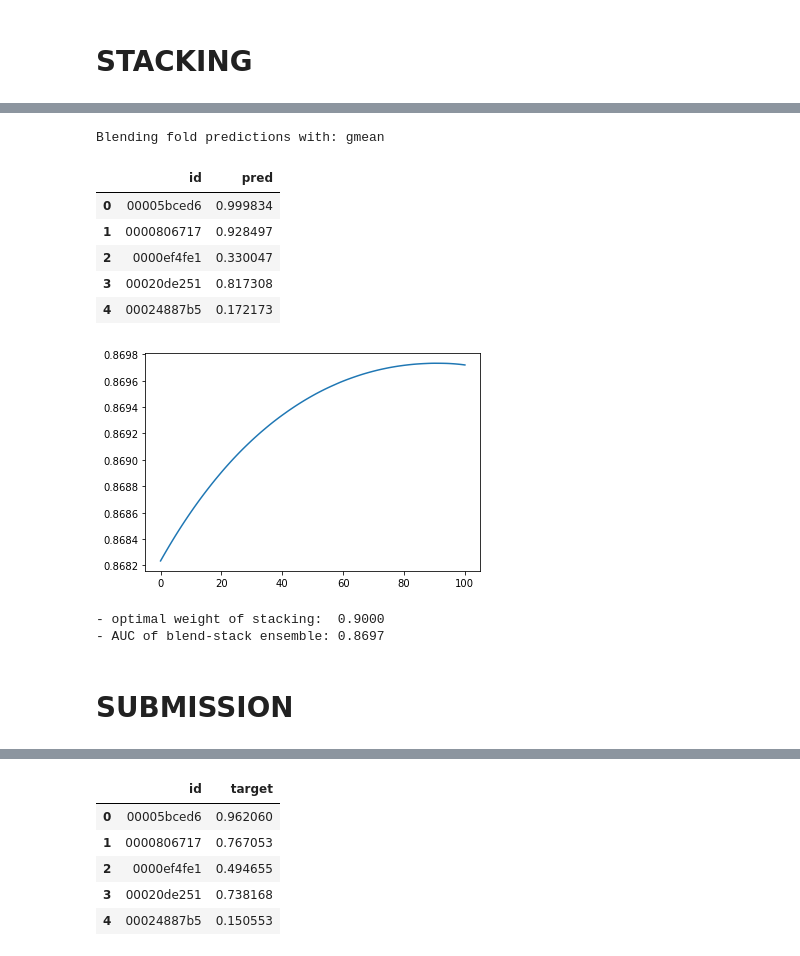
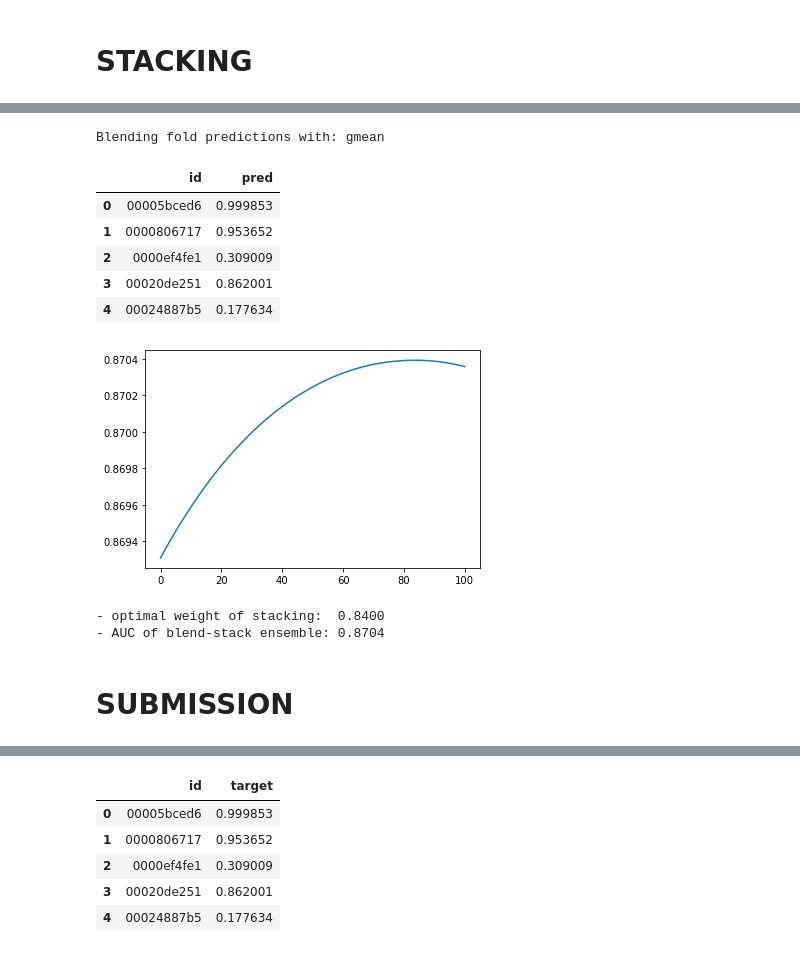
Before and after one commit to kozodoi/Gravitational_Wave_Detection, a Jupyter notebook: notebooks/ensembling.ipynb, the cells around one changed output, grey strips where cells are left out. Saved outputs shown, nothing was run; the diff lists cells and outputs as text; code cells hidden in the pictures.

```diff
--- a/notebooks/ensembling.ipynb
+++ b/notebooks/ensembling.ipynb
@@ -50,7 +50,7 @@ class CFG:
              '../output/v12/',
              '../output/v13/',
              '../output/v14/',
-             #'../output/v15/',
+             '../output/v15/',
              '../output/v16/',
              ]
 # %%
@@ -416,11 +418,11 @@ test_preds_lgb.head()
 # %% [output]
 Blending fold predictions with: gmean
 |  | id | pred |
-| 0 | 00005bced6 | 0.999834 |
-| 1 | 0000806717 | 0.928497 |
-| 2 | 0000ef4fe1 | 0.330047 |
-| 3 | 00020de251 | 0.817308 |
-| 4 | 00024887b5 | 0.172173 |
+| 0 | 00005bced6 | 0.999853 |
+| 1 | 0000806717 | 0.953652 |
+| 2 | 0000ef4fe1 | 0.309009 |
+| 3 | 00020de251 | 0.862001 |
+| 4 | 00024887b5 | 0.177634 |
 # %%
 ####### OPTIMAL STACKING WEIGHT
 
@@ -446,9 +448,9 @@ w_stack = scores.index(max(scores)) / score_steps
 print('- optimal weight of stacking:  {:.4f}'.format(w_stack))
 print('- AUC of blend-stack ensemble: {:.4f}'.format(max(scores)))
 # %% [output]
-[figure, old version]
+[figure, new version]
-- optimal weight of stacking:  0.9000
-- AUC of blend-stack ensemble: 0.8697
+- optimal weight of stacking:  0.8400
+- AUC of blend-stack ensemble: 0.8704
 # %% [markdown]
 # SUBMISSION
 # %%
@@ -469,15 +471,15 @@ Ensembling: 0.00 * blend + 1.00 * stacking
 # %%
 ####### SUBMISSION FILE
 
 sub = final_preds[['id', 'pred']].copy()
 sub.columns = ['id', 'target']
-sub['target'] = sub['target'].rank(pct = True)
+#sub['target'] = sub['target'].rank(pct = True)
 sub.to_csv(CFG['out_path'] + 'submission.csv', index = False)
 display(sub.head())
 # %% [output]
 |  | id | target |
-| 0 | 00005bced6 | 0.962060 |
-| 1 | 0000806717 | 0.767053 |
-| 2 | 0000ef4fe1 | 0.494655 |
-| 3 | 00020de251 | 0.738168 |
-| 4 | 00024887b5 | 0.150553 |
+| 0 | 00005bced6 | 0.999853 |
+| 1 | 0000806717 | 0.953652 |
+| 2 | 0000ef4fe1 | 0.309009 |
+| 3 | 00020de251 | 0.862001 |
+| 4 | 00024887b5 | 0.177634 |
```
Also changed, not shown: parts of 11 cells of this notebook.
